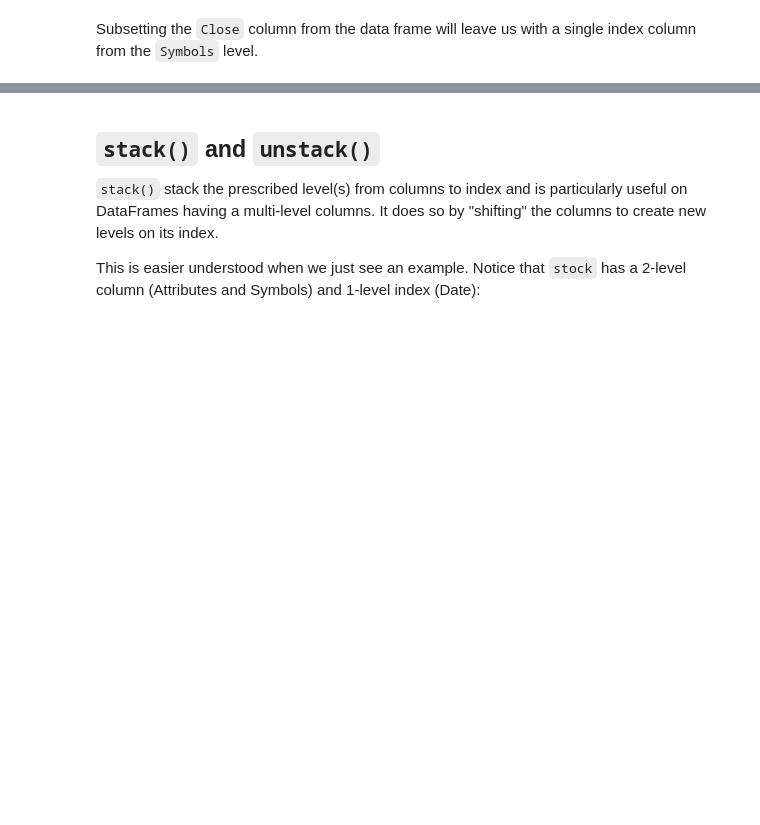
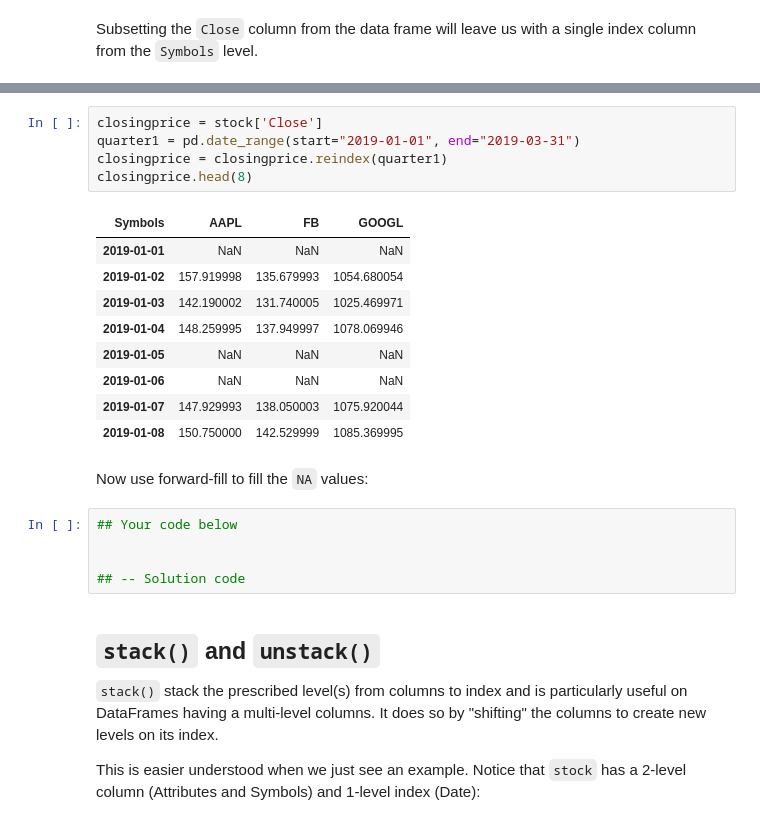
Before and after one commit to onlyphantom/dataanalysis, a Jupyter notebook: 3_Reshaping_Visual.ipynb, the cells around one changed output, grey strips where cells are left out. Saved outputs shown, nothing was run; the diff lists cells and outputs as text; blank space fills up the shorter version.

```diff
--- a/3_Reshaping_Visual.ipynb
+++ b/3_Reshaping_Visual.ipynb
@@ -107,3 +125,25 @@ Subsetting the `Close` column from the data frame will leave us with a single in
+# %%
+closingprice = stock['Close']
+quarter1 = pd.date_range(start="2019-01-01", end="2019-03-31")
+closingprice = closingprice.reindex(quarter1)
+closingprice.head(8)
+# %% [output]
+| Symbols | AAPL | FB | GOOGL |
+| 2019-01-01 | NaN | NaN | NaN |
+| 2019-01-02 | 157.919998 | 135.679993 | 1054.680054 |
+| 2019-01-03 | 142.190002 | 131.740005 | 1025.469971 |
+| 2019-01-04 | 148.259995 | 137.949997 | 1078.069946 |
+| 2019-01-05 | NaN | NaN | NaN |
+| 2019-01-06 | NaN | NaN | NaN |
+| 2019-01-07 | 147.929993 | 138.050003 | 1075.920044 |
+| 2019-01-08 | 150.750000 | 142.529999 | 1085.369995 |
+# %% [markdown]
+Now use forward-fill to fill the `NA` values:
+# %%
+## Your code below
+
+
+## -- Solution code
 # %% [markdown]
 ## `stack()` and `unstack()`
 
```
Also changed, not shown: parts of 15 cells of this notebook.
